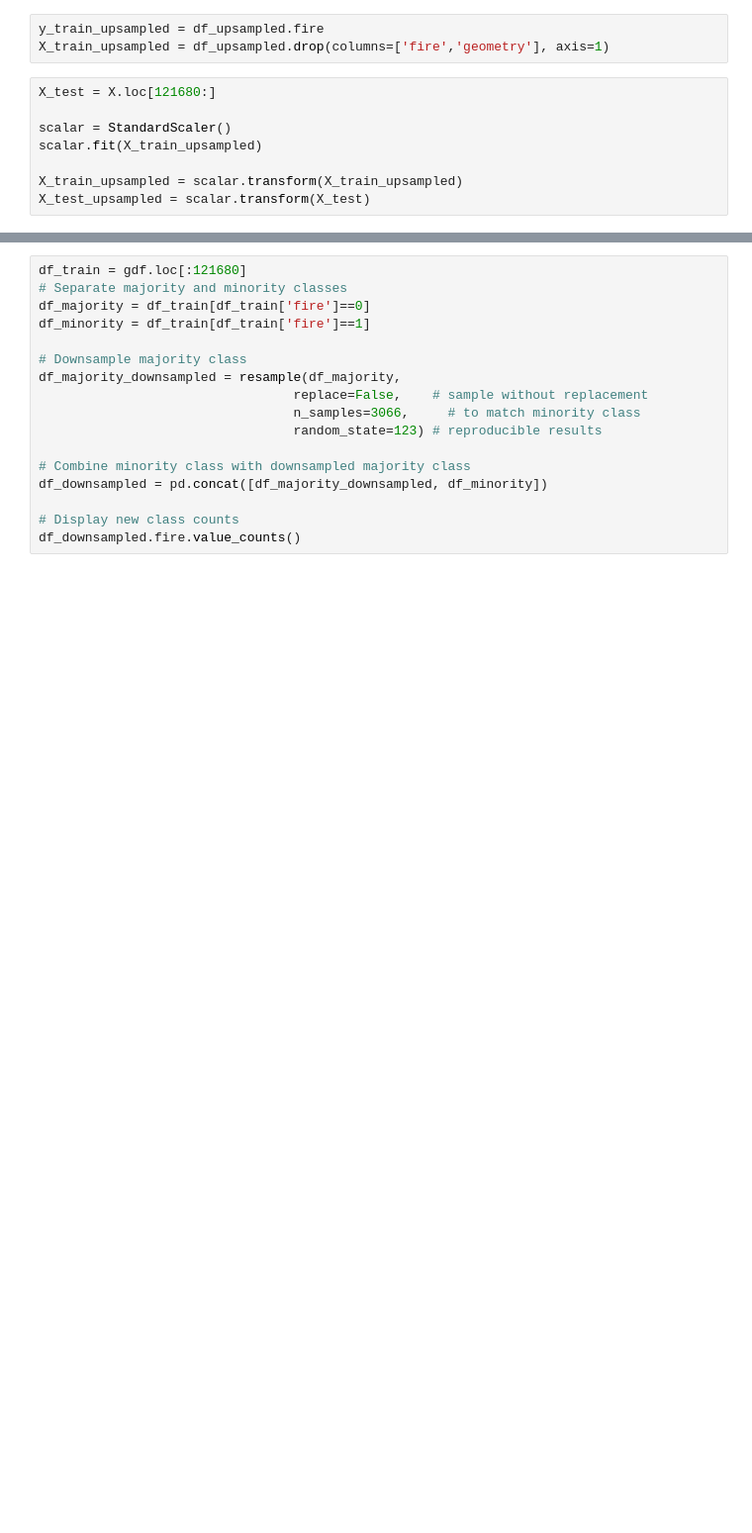
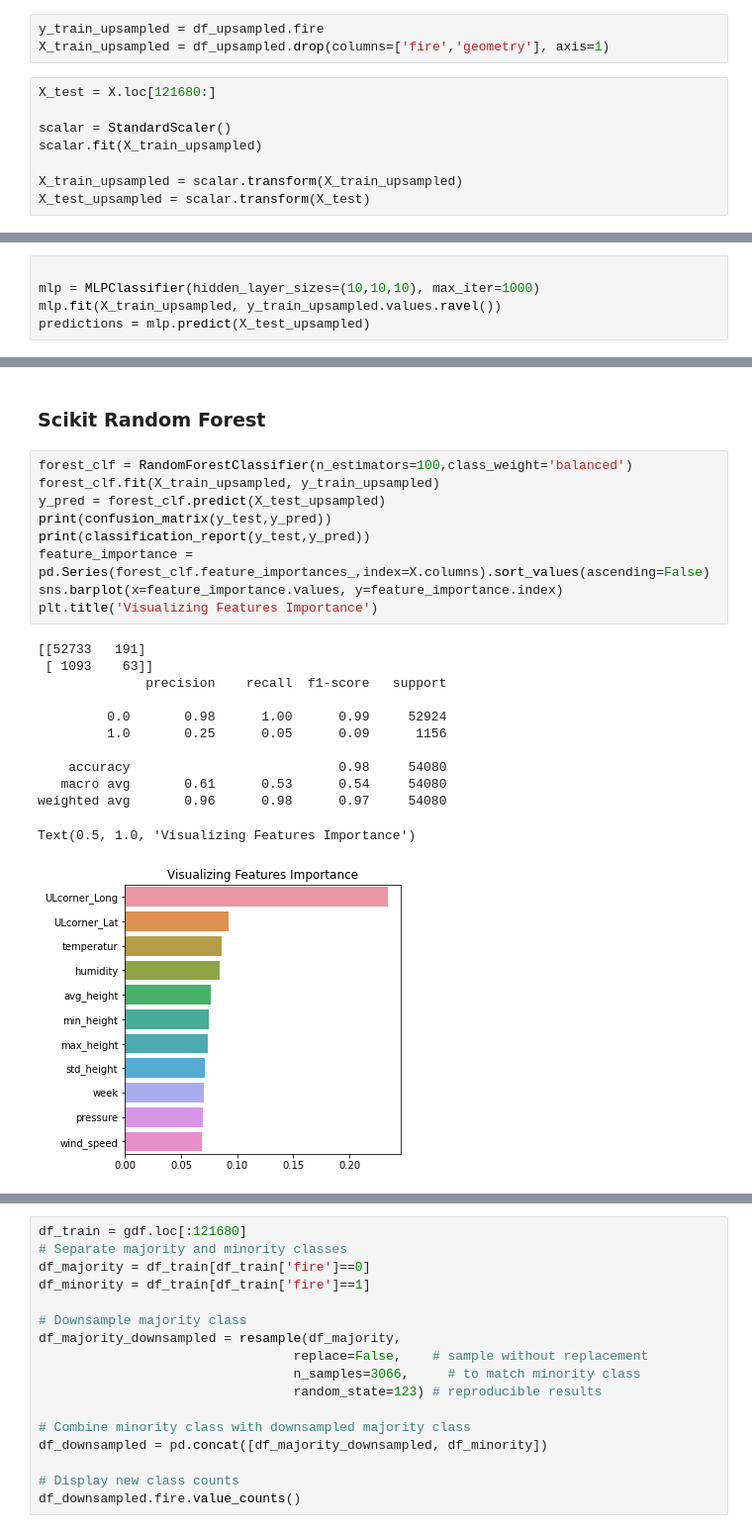
Before and after one commit to noamzimran/Wildfire-prediction, a Jupyter notebook: machine_learning.ipynb, the cells around one changed output, grey strips where cells are left out. Shown at 99% size. Cells and saved outputs as stored; diff of their text form; blank space fills up the shorter version.

```diff
--- a/machine_learning.ipynb
+++ b/machine_learning.ipynb
@@ -254,0 +270,5 @@ X_test_upsampled = scalar.transform(X_test)
+# %%
+
+mlp = MLPClassifier(hidden_layer_sizes=(10,10,10), max_iter=1000)
+mlp.fit(X_train_upsampled, y_train_upsampled.values.ravel())
+predictions = mlp.predict(X_test_upsampled)
@@ -254,0 +289,24 @@ X_test_upsampled = scalar.transform(X_test)
+# %% [markdown]
+### Scikit Random Forest
+# %%
+forest_clf = RandomForestClassifier(n_estimators=100,class_weight='balanced')
+forest_clf.fit(X_train_upsampled, y_train_upsampled)
+y_pred = forest_clf.predict(X_test_upsampled)
+print(confusion_matrix(y_test,y_pred))
+print(classification_report(y_test,y_pred))
+feature_importance = pd.Series(forest_clf.feature_importances_,index=X.columns).sort_values(ascending=False)
+sns.barplot(x=feature_importance.values, y=feature_importance.index)
+plt.title('Visualizing Features Importance')
+# %% [output]
+[[52733   191]
+ [ 1093    63]]
+              precision    recall  f1-score   support
+
+         0.0       0.98      1.00      0.99     52924
+         1.0       0.25      0.05      0.09      1156
+
+    accuracy                           0.98     54080
+   macro avg       0.61      0.53      0.54     54080
+weighted avg       0.96      0.98      0.97     54080
+Text(0.5, 1.0, 'Visualizing Features Importance')
+[figure, added]
```
Also changed, not shown: parts of 32 cells of this notebook.
